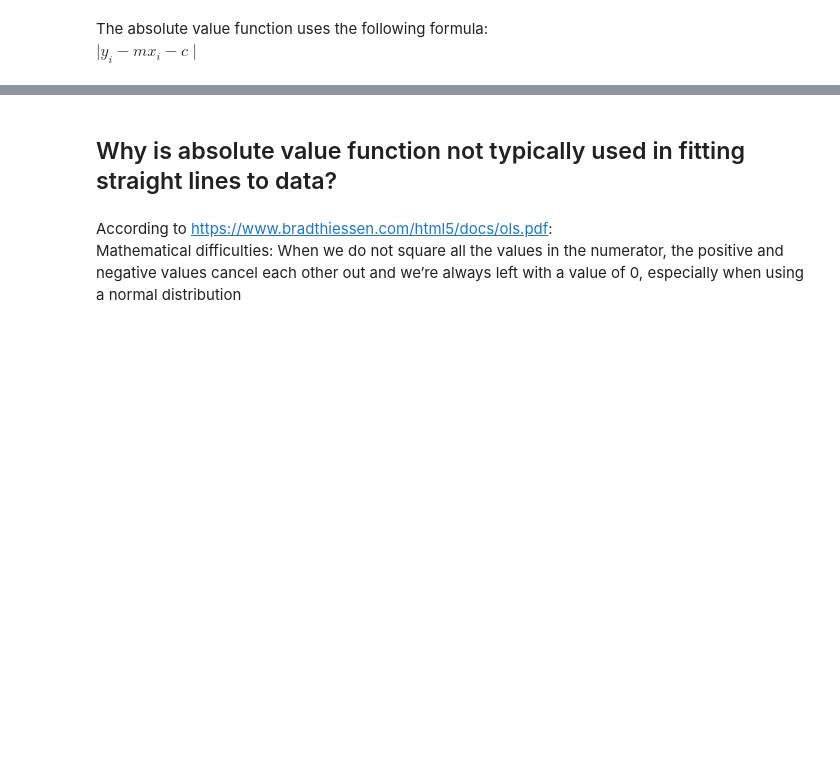
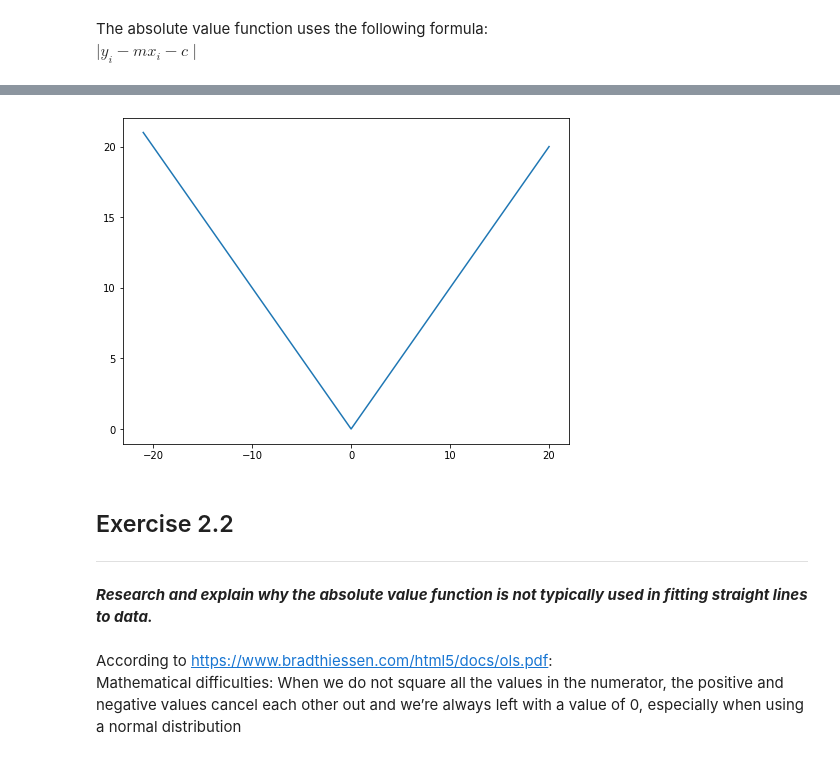
Before and after one commit to G00398258/machinelearningstats-portfolio, a Jupyter notebook: Practicals/02-models-exercises.ipynb, the cells around one changed output, grey strips where cells are left out. Drawn from its saved outputs; the diff is of its cells as text; code cells hidden in the pictures; blank space fills up the shorter version.

```diff
--- a/Practicals/02-models-exercises.ipynb
+++ b/Practicals/02-models-exercises.ipynb
@@ -85,5 +157,14 @@ plt.show()
+# %%
+# Using same range as Ian for values of x
+x = np.arange(-21.0, 21.0, 1.0)
+plt.plot(x, np.absolute(x))
+plt.show()
+# %% [output]
+[figure, added]
 # %% [markdown]
-## Why is absolute value function not typically used in fitting straight lines to data?
+## Exercise 2.2
+***
+*__Research and explain why the absolute value function is not typically used in fitting straight lines to data.__*
 # %% [markdown]
 According to https://www.bradthiessen.com/html5/docs/ols.pdf:
 Mathematical difficulties: When we do not square all the values in the numerator, the positive and negative values cancel each other out and we’re always left with a value of 0, especially when using a normal distribution
```
Also changed, not shown: parts of 12 cells of this notebook.
